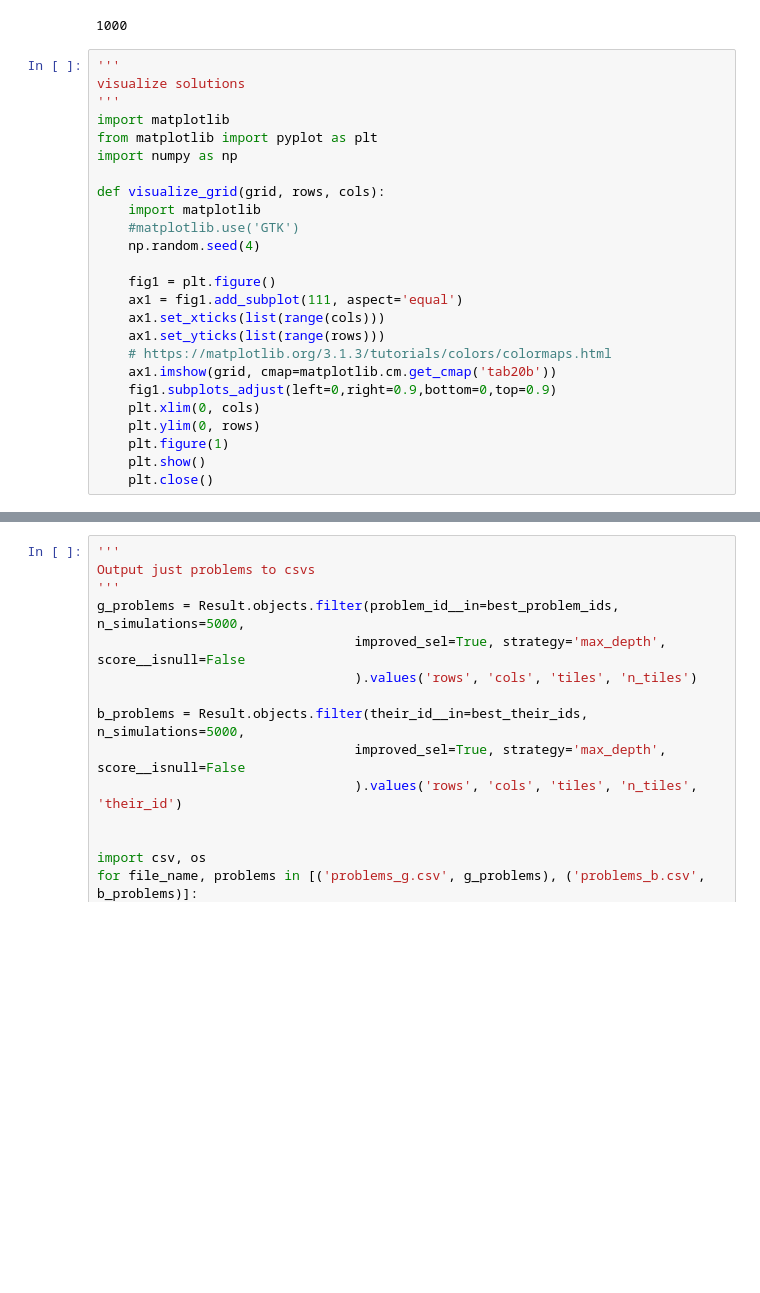
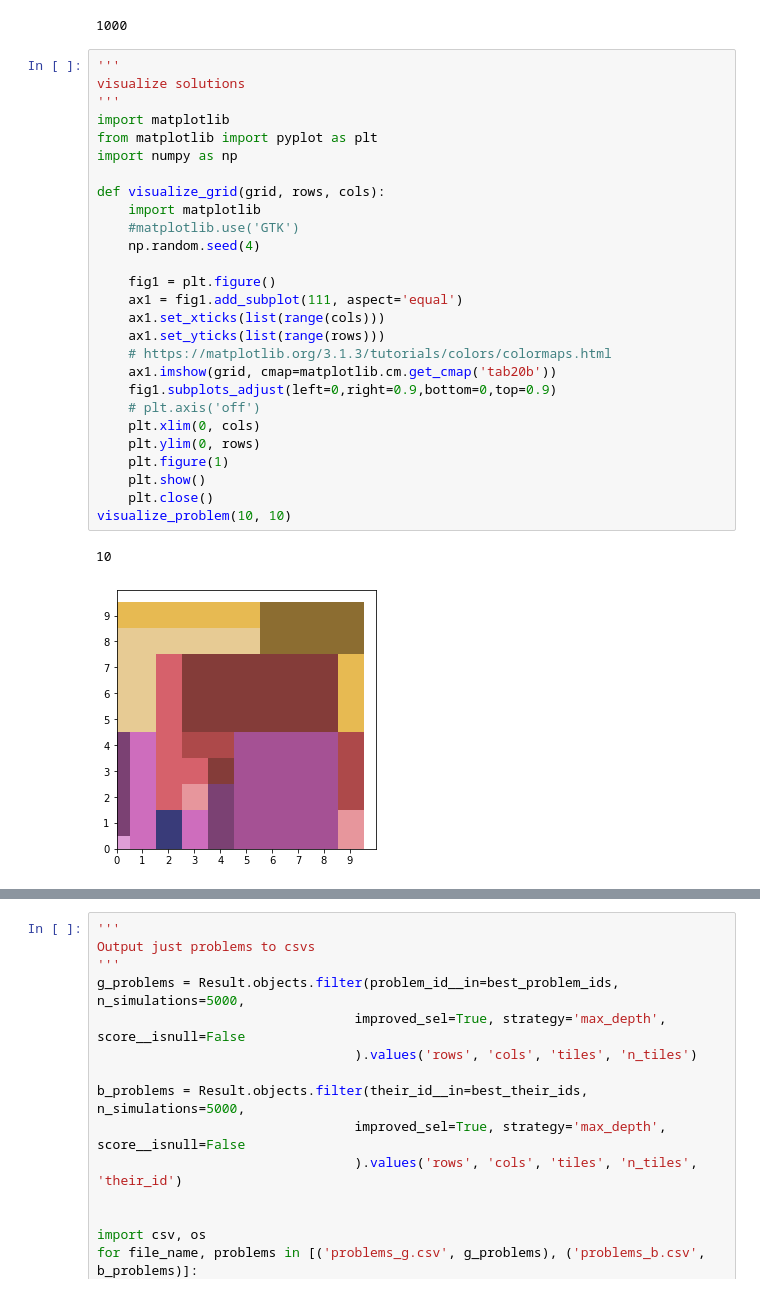
Before and after one commit to igorpejic/visapi, a Jupyter notebook: analsysis.ipynb, the cells around one changed output, grey strips where cells are left out. Saved outputs shown, nothing was run; the diff lists cells and outputs as text; blank space fills up the shorter version.

Commit message:
add new way of generation visualizations

```diff
--- a/analsysis.ipynb
+++ b/analsysis.ipynb
@@ -107,25 +107,30 @@ for l in all_lists:
 # %%
 '''
 visualize solutions
 '''
 import matplotlib
 from matplotlib import pyplot as plt
 import numpy as np
 
 def visualize_grid(grid, rows, cols):
     import matplotlib
     #matplotlib.use('GTK')
     np.random.seed(4)
 
     fig1 = plt.figure()
     ax1 = fig1.add_subplot(111, aspect='equal')
     ax1.set_xticks(list(range(cols)))
     ax1.set_yticks(list(range(rows)))
     # https://matplotlib.org/3.1.3/tutorials/colors/colormaps.html
     ax1.imshow(grid, cmap=matplotlib.cm.get_cmap('tab20b'))
     fig1.subplots_adjust(left=0,right=0.9,bottom=0,top=0.9)
+    # plt.axis('off')
     plt.xlim(0, cols)
     plt.ylim(0, rows)
     plt.figure(1)
     plt.show()
     plt.close()
+visualize_problem(10, 10)
+# %% [output]
+10
+[figure, added]
```
Also changed, not shown: parts of 10 cells of this notebook.
